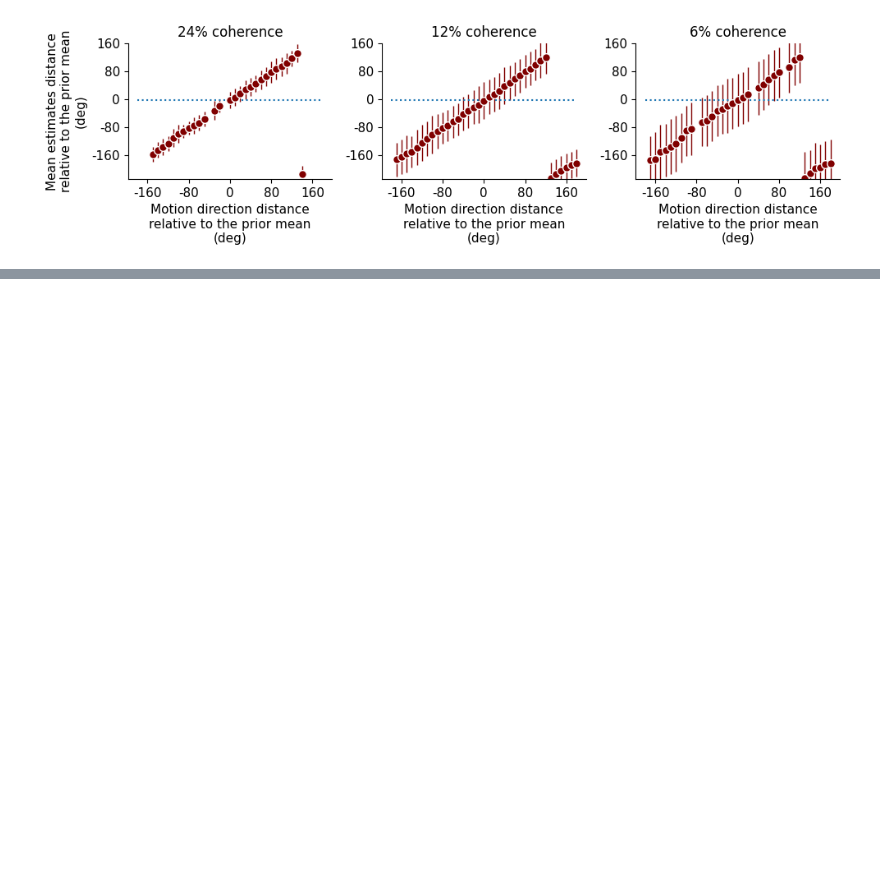
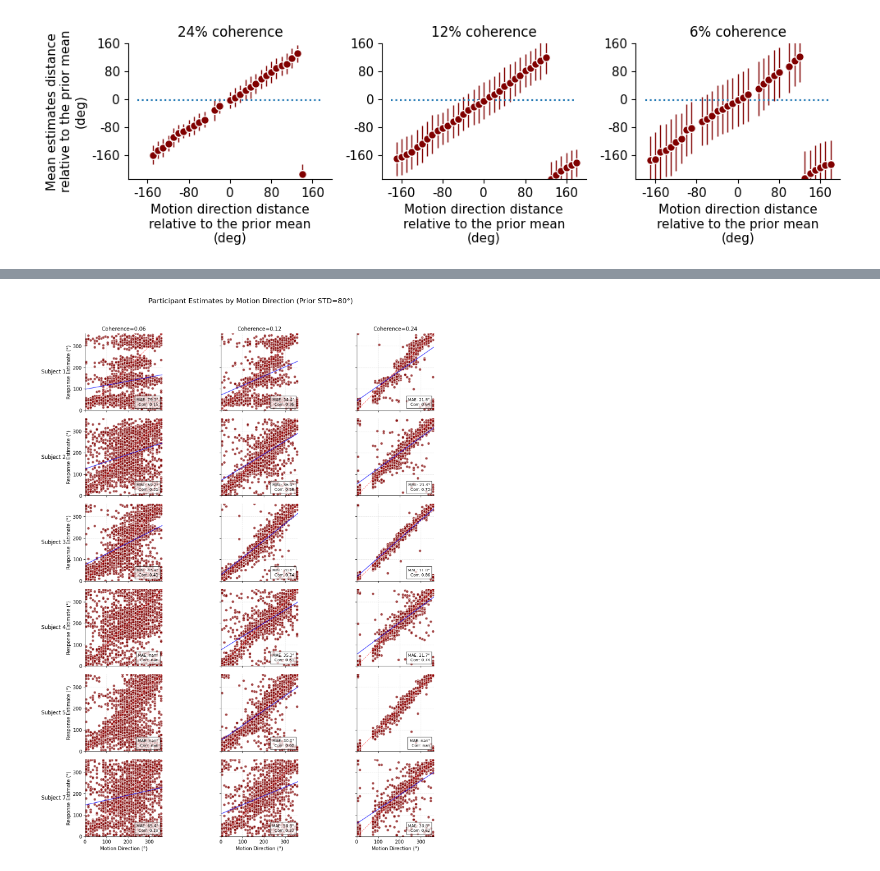
Before and after one commit to yifanzha-97/Neuro-Academy, a Jupyter notebook: projects/behavior_and_theory/laquitaine_human_errors.ipynb, the cells around one changed output, grey strips where cells are left out. Cells and saved outputs as stored; diff of their text form; code cells hidden in the pictures; blank space fills up the shorter version.

```diff
--- a/projects/behavior_and_theory/laquitaine_human_errors.ipynb
+++ b/projects/behavior_and_theory/laquitaine_human_errors.ipynb
@@ -752,3 +702,97 @@ plt.tight_layout()
+# %%
+# 设置参数
+PRIOR_STD = 80
+COHERENCES = [0.06, 0.12, 0.24]  # 所有相干性水平
+SUBJECTS = [1, 2, 3, 4, 5, 7]  # 目标受试者
+
+# 创建多面板图
+fig, axes = plt.subplots(len(SUBJECTS), len(COHERENCES),
+                        figsize=(15, 3*len(SUBJECTS)),
+                        sharex=True, sharey=True)
+
+# 设置全局标题
+plt.suptitle(f"Participant Estimates by Motion Direction (Prior STD={PRIOR_STD}°)",
+             fontsize=16, y=0.98)
+
+# 遍历所有受试者和相干性水平
+for row, sub_id in enumerate(SUBJECTS):
+    for col, coh in enumerate(COHERENCES):
+        ax = axes[row, col]
+
+        # 查询数据
+        tmp = data[
+            (data["subject_id"] == sub_id) &
+            (data["motion_coherence"] == coh) &
+            (data["prior_std"] == PRIOR_STD)
+        ]
+
+        if tmp.empty:
+            ax.text(0.5, 0.5, 'No Data', ha='center', va='center', fontsize=12)
+            ax.set_title(f"Subject {sub_id}, Coherence={coh}", fontsize=10)
+            continue
+
+        # 获取数据
+        motion_direction = tmp["motion_direction"].values
+        estimates_deg = get_cartesian_to_deg(tmp["estimate_x"].values, tmp["estimate_y"].values, False)
+
+        # 绘制完美响应参考线
+        ax.plot([0, 360], [0, 360], "r--", alpha=0.7, linewidth=1)
+
+        # 绘制响应点
+        ax.scatter(motion_direction, estimates_deg,
+                  color=[0.5, 0, 0],
+                  edgecolor='w',
+                  s=40,  # 点大小
+                  alpha=0.7)
+
+        # 添加线性回归线
+        if len(motion_direction) > 1:
+            slope, intercept = np.polyfit(motion_direction, estimates_deg, 1)
+            reg_x = np.array([0, 360])
+            reg_y = slope * reg_x + intercept
+            ax.plot(reg_x, reg_y, 'b-', linewidth=1.5, alpha=0.7)
+
+        # 设置标签和标题
+        if row == len(SUBJECTS)-1:  # 最后一行添加x轴标签
+            ax.set_xlabel("Motion Direction (°)")
+        if col == 0:  # 第一列添加y轴标签
+            ax.set_ylabel("Response Estimate (°)")
+
+        ax.set_xlim(0, 360)
+        ax.set_ylim(0, 360)
+        ax.set_aspect('equal')
+        ax.grid(True, linestyle='--', alpha=0.3)
+
+        # 添加标题（仅第一行）
+        if row == 0:
+            ax.set_title(f"Coherence={coh}", fontsize=12)
+
+        # 添加性能指标
+        error = np.abs(estimates_deg - motion_direction)
+        error = np.minimum(error, 360 - error)  # 考虑圆周性
+        mae = np.mean(error)
+        corr = np.corrcoef(motion_direction, estimates_deg)[0, 1]
+
+        info_text = f"MAE: {mae:.1f}°\nCorr: {corr:.2f}"
+        ax.text(0.95, 0.05, info_text,
+               transform=ax.transAxes,
+               ha='right', va='bottom',
+               fontsize=9,
+               bbox=dict(facecolor='white', alpha=0.7))
+
+# 添加左侧受试者标签
+for ax_row, sub_id in zip(axes, SUBJECTS):
+    ax_row[0].text(-0.25, 0.5, f"Subject {sub_id}",
+                  transform=ax_row[0].transAxes,
+                  ha='right', va='center',
+                  fontsize=12,
+                  rotation=0)
+
+plt.tight_layout(rect=[0, 0, 1, 0.96])  # 为总标题留出空间
+plt.savefig(f"all_subjects_estimates_prior_{PRIOR_STD}.png", dpi=150, bbox_inches='tight')
+plt.show()
+# %% [output]
+[figure, added]
 # %%
 # @title Do estimate errors stay stable over time? (24% coh)
 prior_colors = [[0.75, 0.75, 0],
```
Also changed, not shown: parts of 12 cells of this notebook.
